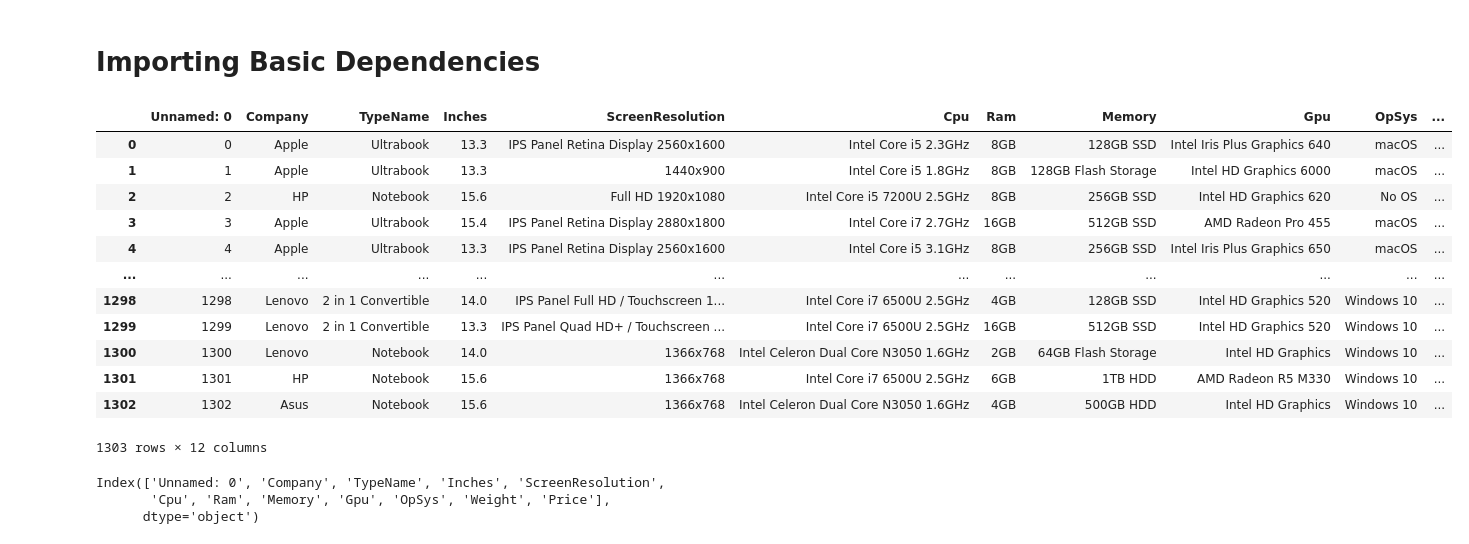
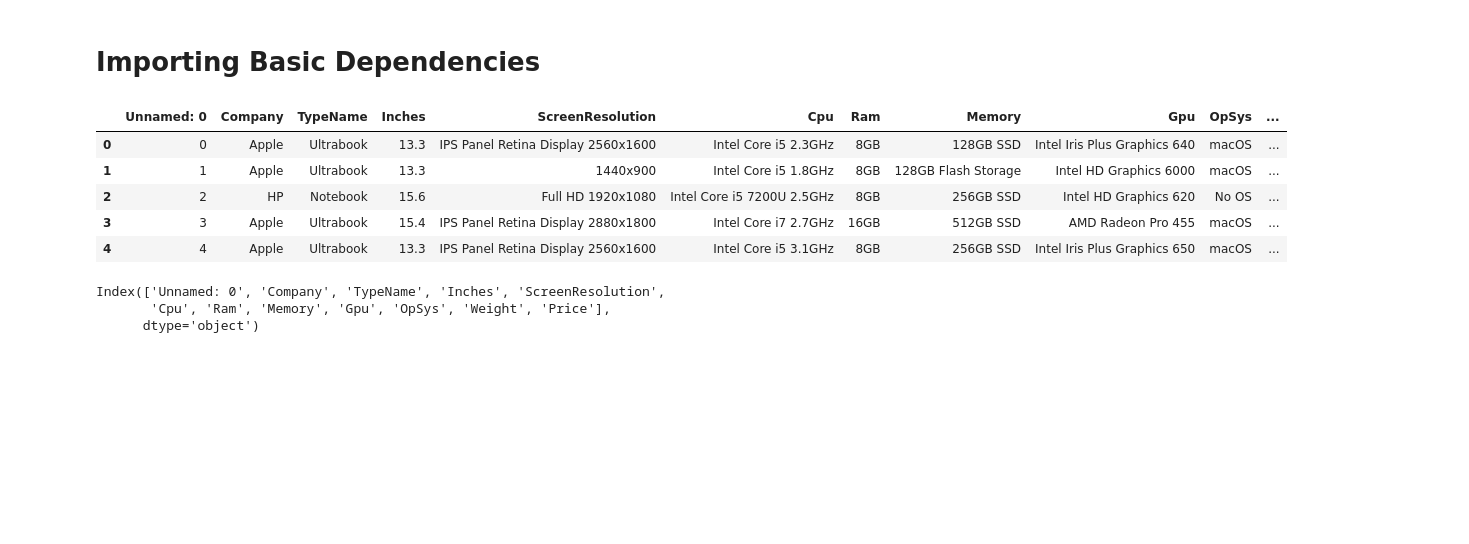
Before and after one commit to HENGSOPHANHA/Laptop_Price_Predictor, a Jupyter notebook: Laptop_Price_Predictor.ipynb, the cells around one changed output. Drawn from its saved outputs; the diff is of its cells as text; code cells hidden in the pictures; blank space fills up the shorter version.

```diff
--- a/Laptop_Price_Predictor.ipynb
+++ b/Laptop_Price_Predictor.ipynb
@@ -8,21 +8,14 @@ import matplotlib.pyplot as plt
 %matplotlib inline
 # %%
 df = pd.read_csv('laptop_data.csv')
-df
+df.head()
 # %% [output]
 |  | Unnamed: 0 | Company | TypeName | Inches | ScreenResolution | Cpu | Ram | Memory | Gpu | OpSys | ... |
 | 0 | 0 | Apple | Ultrabook | 13.3 | IPS Panel Retina Display 2560x1600 | Intel Core i5 2.3GHz | 8GB | 128GB SSD | Intel Iris Plus Graphics 640 | macOS | ... |
 | 1 | 1 | Apple | Ultrabook | 13.3 | 1440x900 | Intel Core i5 1.8GHz | 8GB | 128GB Flash Storage | Intel HD Graphics 6000 | macOS | ... |
 | 2 | 2 | HP | Notebook | 15.6 | Full HD 1920x1080 | Intel Core i5 7200U 2.5GHz | 8GB | 256GB SSD | Intel HD Graphics 620 | No OS | ... |
 | 3 | 3 | Apple | Ultrabook | 15.4 | IPS Panel Retina Display 2880x1800 | Intel Core i7 2.7GHz | 16GB | 512GB SSD | AMD Radeon Pro 455 | macOS | ... |
 | 4 | 4 | Apple | Ultrabook | 13.3 | IPS Panel Retina Display 2560x1600 | Intel Core i5 3.1GHz | 8GB | 256GB SSD | Intel Iris Plus Graphics 650 | macOS | ... |
-| ... | ... | ... | ... | ... | ... | ... | ... | ... | ... | ... | ... |
-| 1298 | 1298 | Lenovo | 2 in 1 Convertible | 14.0 | IPS Panel Full HD / Touchscreen 1... | Intel Core i7 6500U 2.5GHz | 4GB | 128GB SSD | Intel HD Graphics 520 | Windows 10 | ... |
-| 1299 | 1299 | Lenovo | 2 in 1 Convertible | 13.3 | IPS Panel Quad HD+ / Touchscreen ... | Intel Core i7 6500U 2.5GHz | 16GB | 512GB SSD | Intel HD Graphics 520 | Windows 10 | ... |
-| 1300 | 1300 | Lenovo | Notebook | 14.0 | 1366x768 | Intel Celeron Dual Core N3050 1.6GHz | 2GB | 64GB Flash Storage | Intel HD Graphics | Windows 10 | ... |
-| 1301 | 1301 | HP | Notebook | 15.6 | 1366x768 | Intel Core i7 6500U 2.5GHz | 6GB | 1TB HDD | AMD Radeon R5 M330 | Windows 10 | ... |
-| 1302 | 1302 | Asus | Notebook | 15.6 | 1366x768 | Intel Celeron Dual Core N3050 1.6GHz | 4GB | 500GB HDD | Intel HD Graphics | Windows 10 | ... |
-1303 rows × 12 columns
 # %%
 df.columns
 # %% [output]
```
Also changed, not shown: parts of 210 cells of this notebook, 6 other files.
